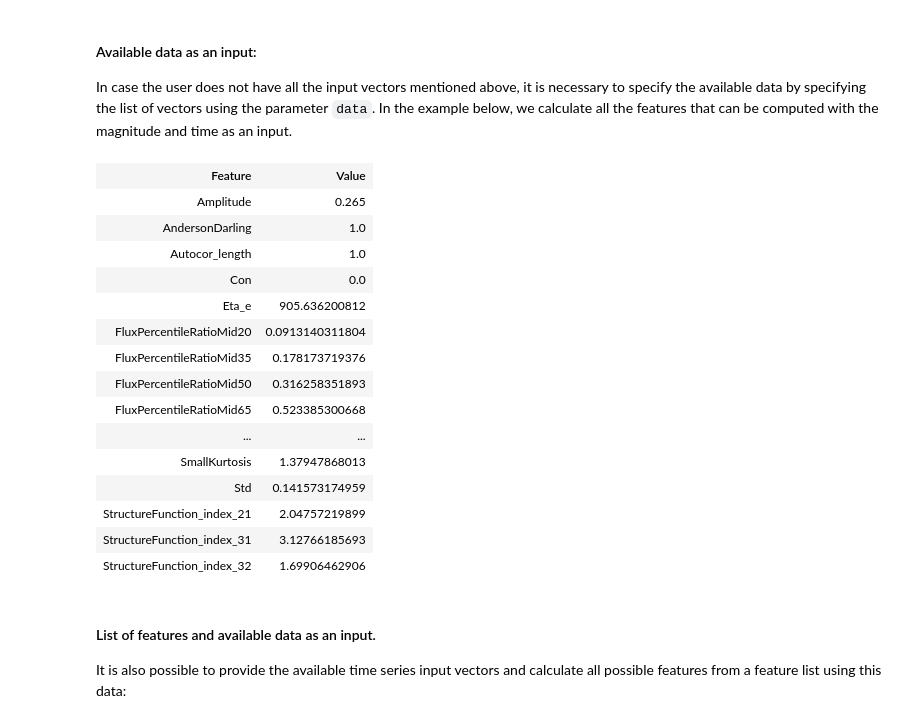
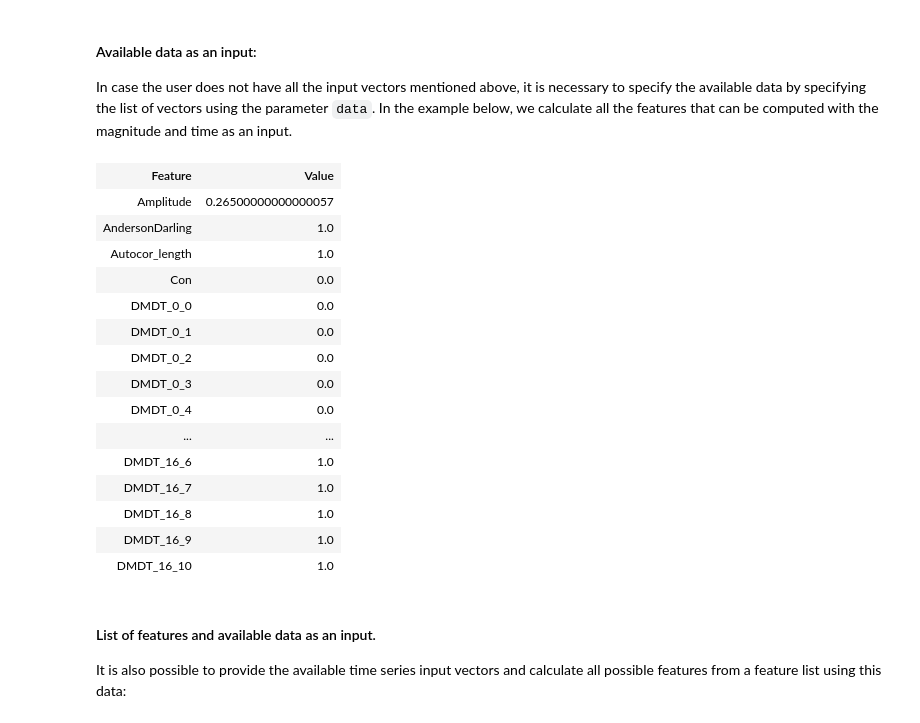
Before and after one commit to quatrope/feets, a Jupyter notebook: doc/source/tutorial.ipynb, the cells around one changed output. Drawn from its saved outputs; the diff is of its cells as text; code cells hidden in the pictures.

```diff
--- a/doc/source/tutorial.ipynb
+++ b/doc/source/tutorial.ipynb
@@ -275,25 +252,25 @@ lc(time=time, magnitude=mag, error=error,
 In case the user does not have all the input vectors mentioned above, it is necessary to specify the available data by specifying the list of vectors using the parameter `data`. In the example below, we calculate all the features that can be computed with the magnitude and time as an input.
 # %%
 fs = feets.FeatureSpace(data=['magnitude','time'])
-features, values = fs.extract(*lc)
+features, values = fs.extract(*lc).as_arrays()
 as_table(features, values)
 # %% [output]
 | Feature | Value |
-| Amplitude | 0.265 |
+| Amplitude | 0.26500000000000057 |
 | AndersonDarling | 1.0 |
 | Autocor_length | 1.0 |
 | Con | 0.0 |
-| Eta_e | 905.636200812 |
-| FluxPercentileRatioMid20 | 0.0913140311804 |
-| FluxPercentileRatioMid35 | 0.178173719376 |
-| FluxPercentileRatioMid50 | 0.316258351893 |
-| FluxPercentileRatioMid65 | 0.523385300668 |
+| DMDT_0_0 | 0.0 |
+| DMDT_0_1 | 0.0 |
+| DMDT_0_2 | 0.0 |
+| DMDT_0_3 | 0.0 |
+| DMDT_0_4 | 0.0 |
 | ... | ... |
-| SmallKurtosis | 1.37947868013 |
-| Std | 0.141573174959 |
-| StructureFunction_index_21 | 2.04757219899 |
-| StructureFunction_index_31 | 3.12766185693 |
-| StructureFunction_index_32 | 1.69906462906 |
+| DMDT_16_6 | 1.0 |
+| DMDT_16_7 | 1.0 |
+| DMDT_16_8 | 1.0 |
+| DMDT_16_9 | 1.0 |
+| DMDT_16_10 | 1.0 |
 # %% [markdown]
 #### List of features and available data as an input.
 
```
Also changed, not shown: parts of 17 cells of this notebook, 2 other files.
